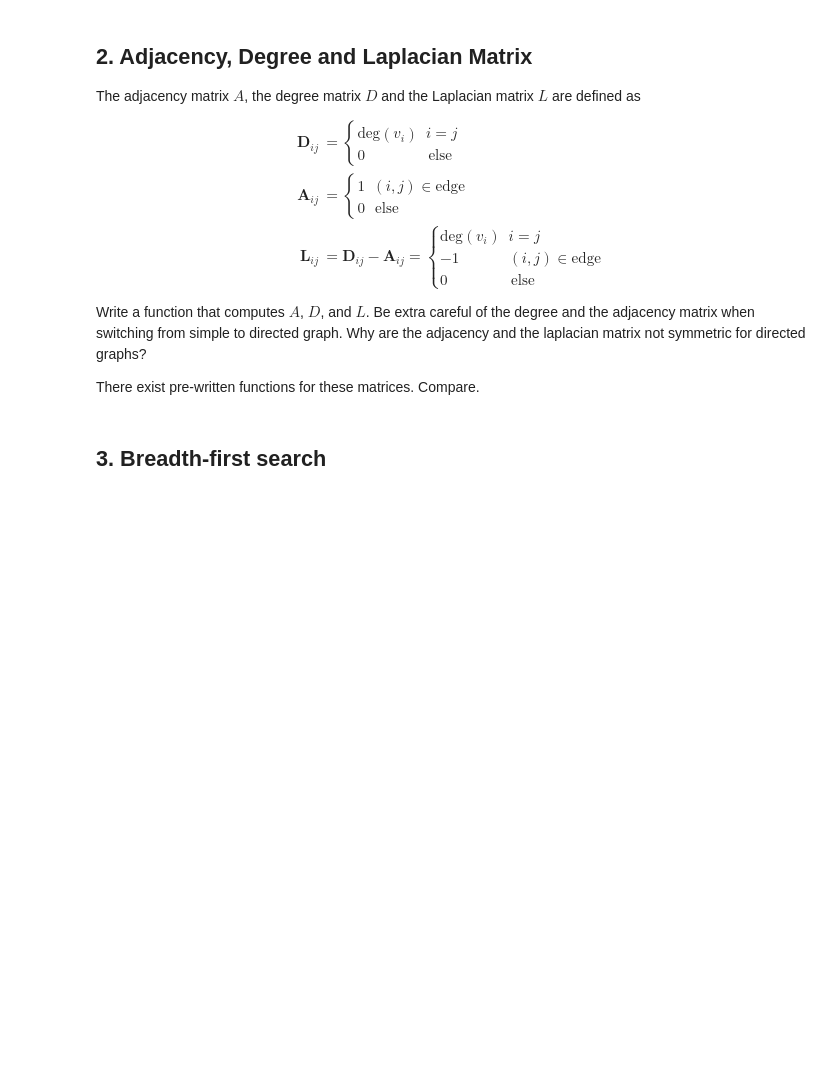
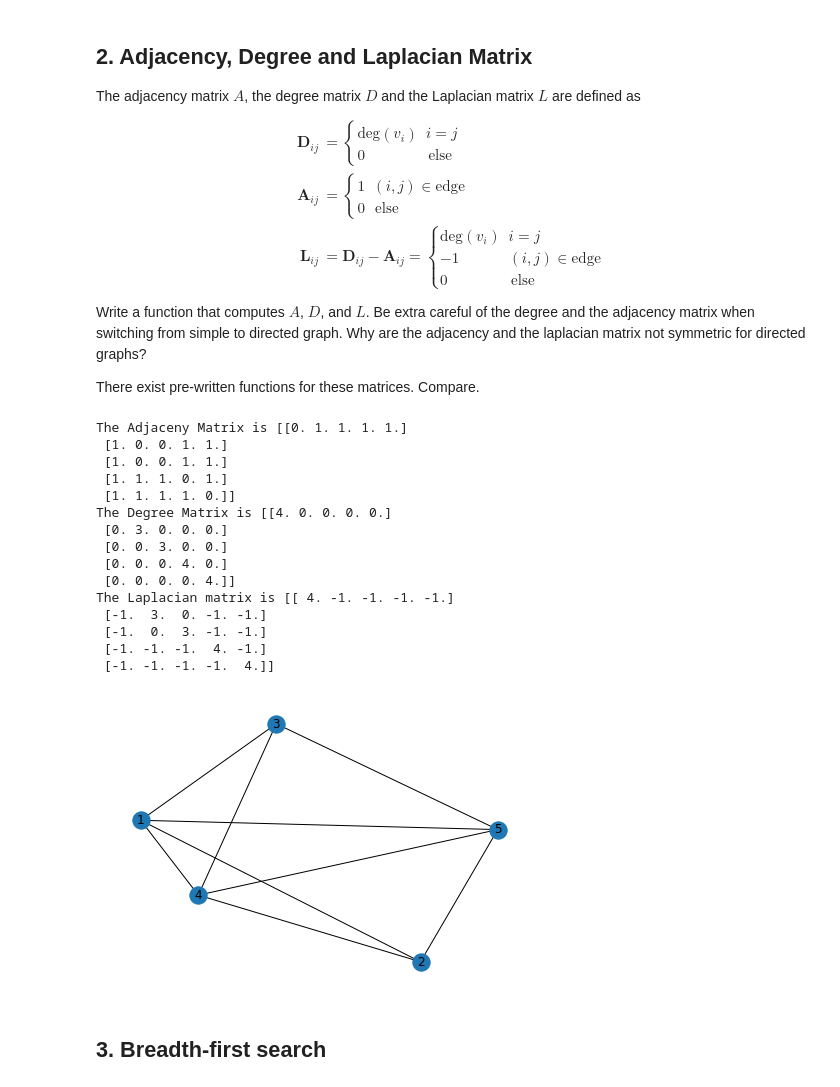
Before and after one commit to ramsurya98/Introduction-Network-Science-2021, a Jupyter notebook: Exercise01/NetworksExercise_01.ipynb, the cells around one changed output. Cells and saved outputs as stored; diff of their text form; code cells hidden in the pictures; blank space fills up the shorter version.

```diff
--- a/Exercise01/NetworksExercise_01.ipynb
+++ b/Exercise01/NetworksExercise_01.ipynb
@@ -118,43 +125,64 @@ def my_adjacency_matrix(G):
     # Fill the adjacency matrix with ones at the correct position.
     # The command G.has_edge(i, j) which checks if graph g has an edge (i,j), may be useful here.
     for i in range(G.number_of_nodes()):
-      for j in range(G.number_of_edges()):
+      for j in range(G.number_of_nodes()):
 
-        if G.has_edge(i, j):
+        if G.has_edge(i+1, j+1):
           A[i, j] = 1
 
         else:
           A[i,j] = 0
 
     return A
 
 
 def my_degree_matrix(G):
     D = np.zeros([G.number_of_nodes(), G.number_of_nodes()]) # Create a matrix of zeros.
 
     # Fill degree matrix. G.degree(i), which gives the degree of node i, may be useful here.
     for i in range(G.number_of_nodes()):
-      for j in range(G.number_of_edges()):
-        if i == j:
-          D[i, j] = G.degree(i)
+      D[i, i] = G.degree(i+1)
 
-        else:
-          D[i, j] = 0
 
     return D
 
 
 def my_laplacian_matrix(G):
     L = np.zeros([G.number_of_nodes(), G.number_of_nodes()])
     A = my_adjacency_matrix(G)
     D = my_degree_matrix(G)
 
     # Create L.
     for i in range(G.number_of_nodes()):
-      for j in range(G.number_of_edges()):
+      for j in range(G.number_of_nodes()):
         L[i,j] = D[i, j] - A[i, j]
 
     return L
+
+G = random_graph(5, 9)
+
+nx.draw(G, with_labels=True)
+
+print("The Adjaceny Matrix is", my_adjacency_matrix(G))
+print("The Degree Matrix is", my_degree_matrix(G))
+print("The Laplacian matrix is", my_laplacian_matrix(G))
+# %% [output]
+The Adjaceny Matrix is [[0. 1. 1. 1. 1.]
+ [1. 0. 0. 1. 1.]
+ [1. 0. 0. 1. 1.]
+ [1. 1. 1. 0. 1.]
+ [1. 1. 1. 1. 0.]]
+The Degree Matrix is [[4. 0. 0. 0. 0.]
+ [0. 3. 0. 0. 0.]
+ [0. 0. 3. 0. 0.]
+ [0. 0. 0. 4. 0.]
+ [0. 0. 0. 0. 4.]]
+The Laplacian matrix is [[ 4. -1. -1. -1. -1.]
+ [-1.  3.  0. -1. -1.]
+ [-1.  0.  3. -1. -1.]
+ [-1. -1. -1.  4. -1.]
+ [-1. -1. -1. -1.  4.]]
+[figure, added]
 # %% [markdown]
 ## 3. Breadth-first search
 # %% [markdown]
```
Also changed, not shown: parts of 3 cells of this notebook.
